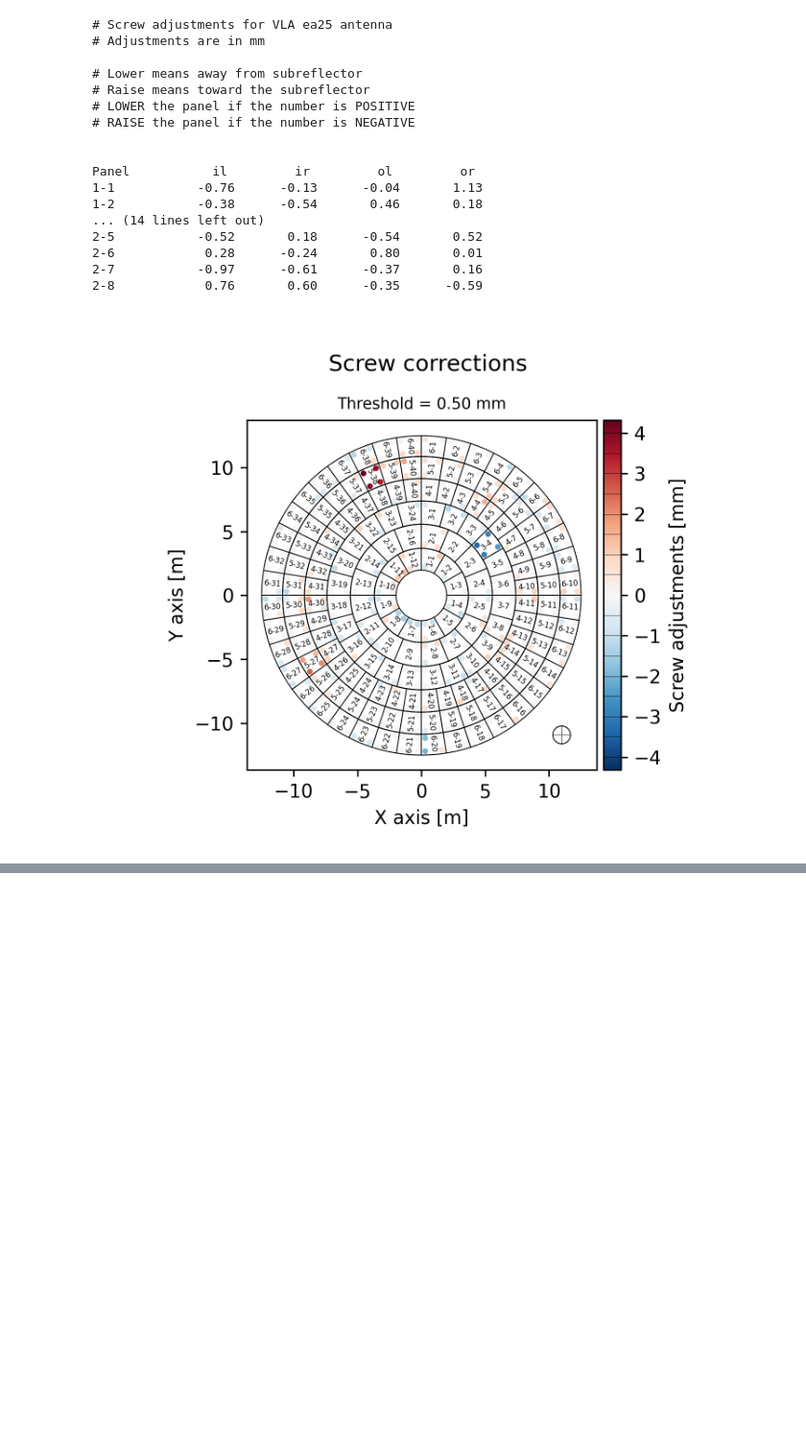
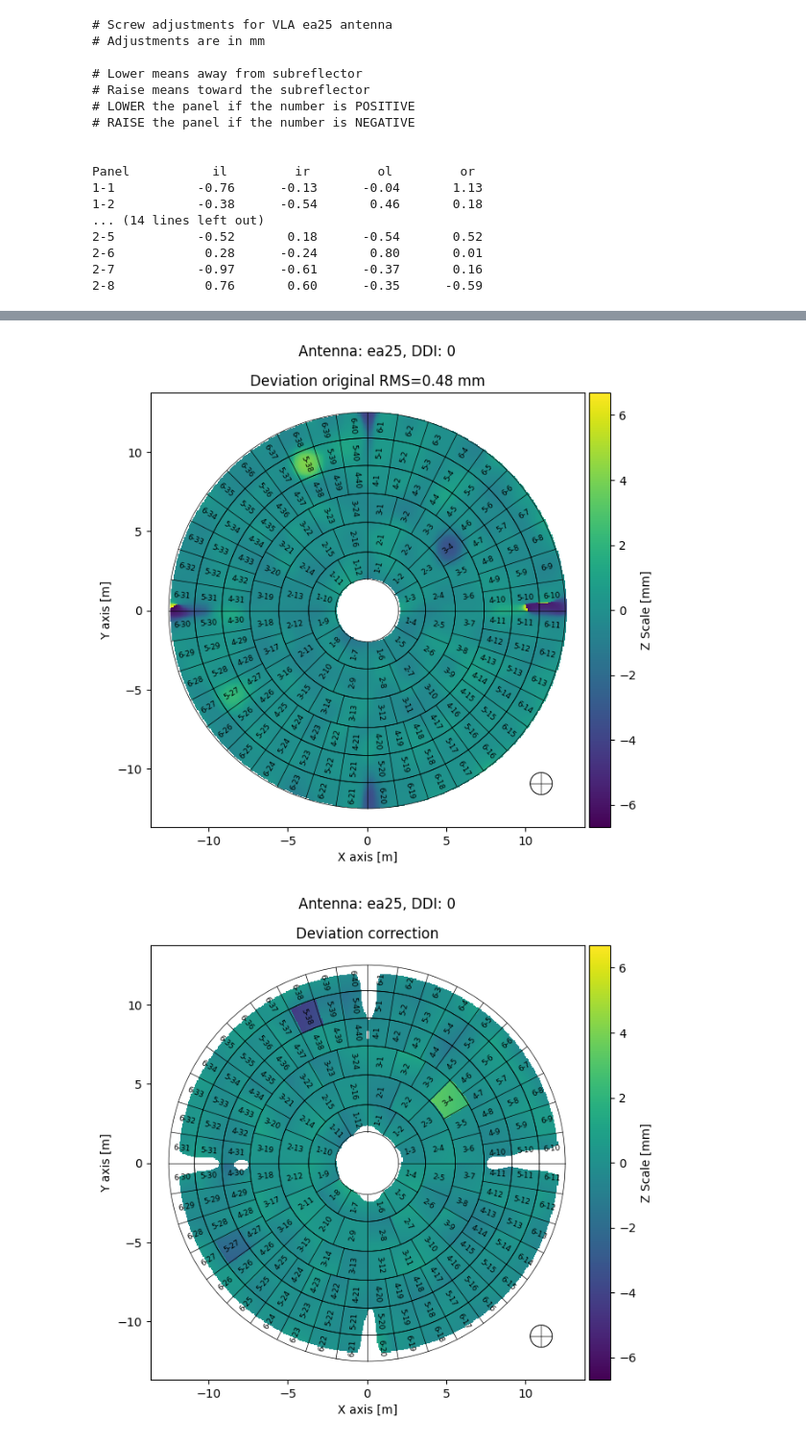
Before and after one commit to casangi/astrohack, a Jupyter notebook: docs/tutorial_vla.ipynb, the cells around one changed output, grey strips where cells are left out. Shown at 96% size. Cells and saved outputs as stored; diff of their text form; code cells hidden in the pictures; blank space fills up the shorter version.

```diff
--- a/docs/tutorial_vla.ipynb
+++ b/docs/tutorial_vla.ipynb
@@ -519,20 +519,14 @@ Panel           il         ir         ol         or
 2-6            0.28      -0.24       0.80       0.01
 2-7           -0.97      -0.61      -0.37       0.16
 2-8            0.76       0.60      -0.35      -0.59
-# %%
-from IPython import display
-# Map of screw corrections
-display.Image(export_folder+'/panel_screws_ant_ea25_ddi_0.png')
-# %% [output]
-[figure, removed]
 # %%
 panel_mds.plot_antennae(destination=export_folder,
-                        ant_id=None,
-                        ddi=None,
+                        ant_id='ea25',
+                        ddi=0,
                         plot_type='deviation',
                         plot_screws=False,
                         dpi=300,
                         unit=None,
-                        parallel=True
+                        parallel=False
                        )
 # %% [output]
@@ -542,0 +535,2 @@ panel_mds.plot_antennae(destination=export_folder,
+[figure, added]
+[figure, added]
```
Also changed, not shown: parts of 19 cells of this notebook.
